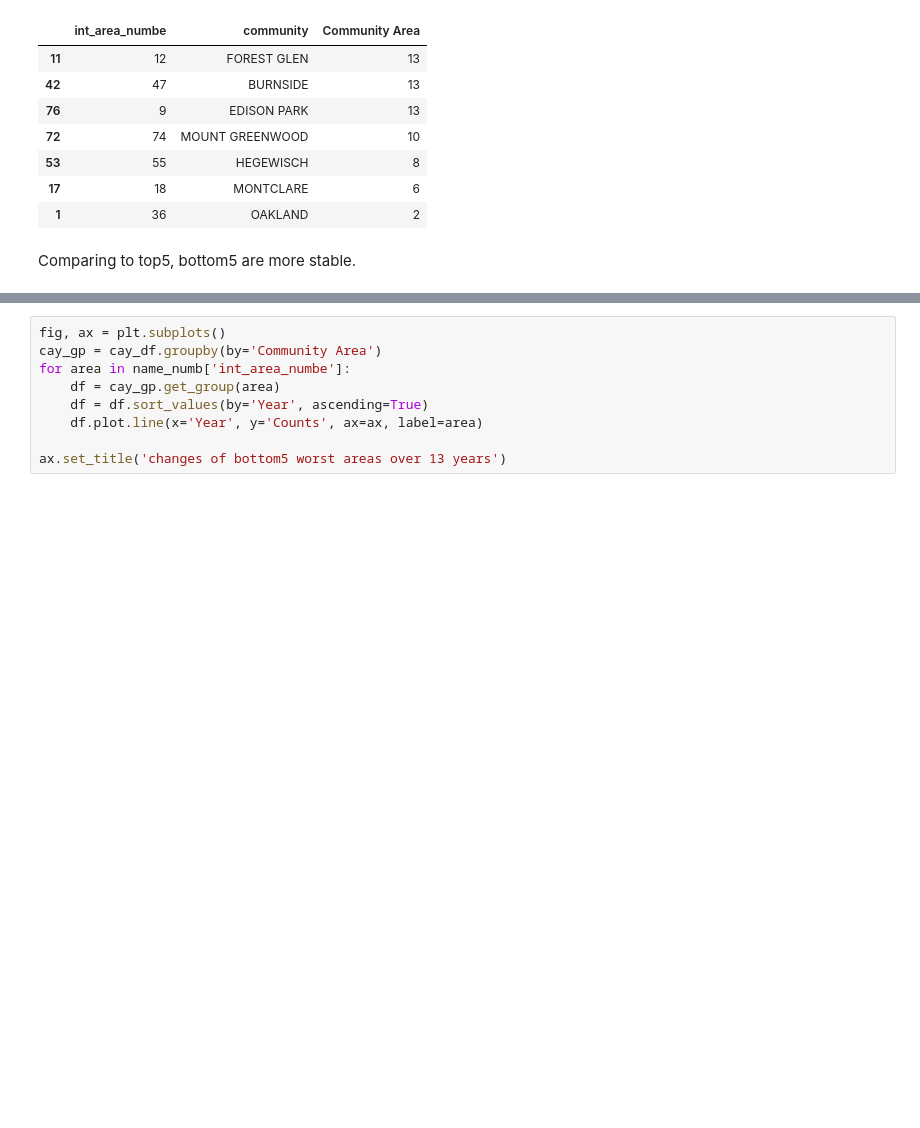
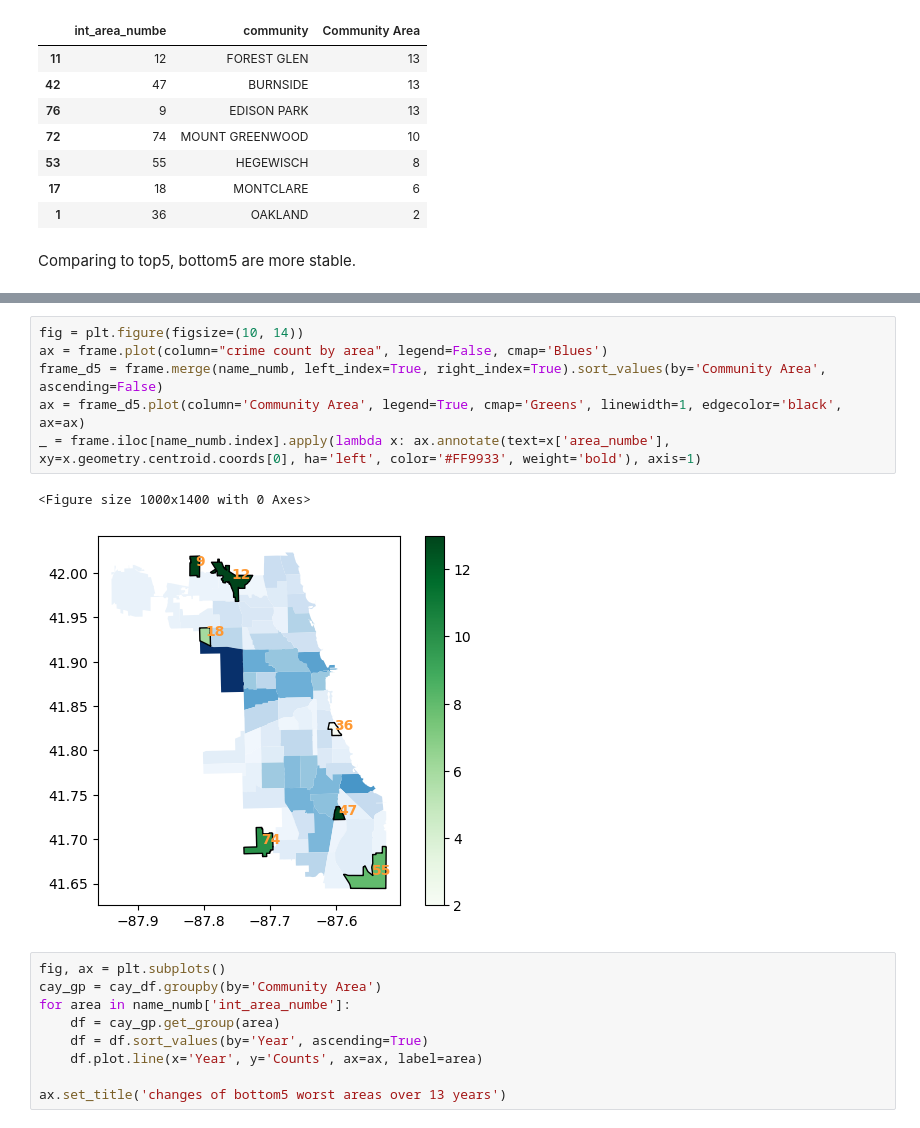
Before and after one commit to COMP5152TEAMWORK/Chicago-Crimes-Analysis, a Jupyter notebook: Chicago Crime Analysis.ipynb, the cells around one changed output, grey strips where cells are left out. Drawn from its saved outputs; the diff is of its cells as text; blank space fills up the shorter version.

```diff
--- a/Chicago Crime Analysis.ipynb
+++ b/Chicago Crime Analysis.ipynb
@@ -474,3 +479,12 @@ frame.iloc[name_numb.index].plot(cmap='hsv', linewidth=1, edgecolor='black', ax=
+# %%
+fig = plt.figure(figsize=(10, 14))
+ax = frame.plot(column="crime count by area", legend=False, cmap='Blues')
+frame_d5 = frame.merge(name_numb, left_index=True, right_index=True).sort_values(by='Community Area', ascending=False)
+ax = frame_d5.plot(column='Community Area', legend=True, cmap='Greens', linewidth=1, edgecolor='black', ax=ax)
+_ = frame.iloc[name_numb.index].apply(lambda x: ax.annotate(text=x['area_numbe'], xy=x.geometry.centroid.coords[0], ha='left', color='#FF9933', weight='bold'), axis=1)
+# %% [output]
+<Figure size 1000x1400 with 0 Axes>
+[figure, added]
 # %%
 fig, ax = plt.subplots()
 cay_gp = cay_df.groupby(by='Community Area')
```
Also changed, not shown: parts of 13 cells of this notebook.
